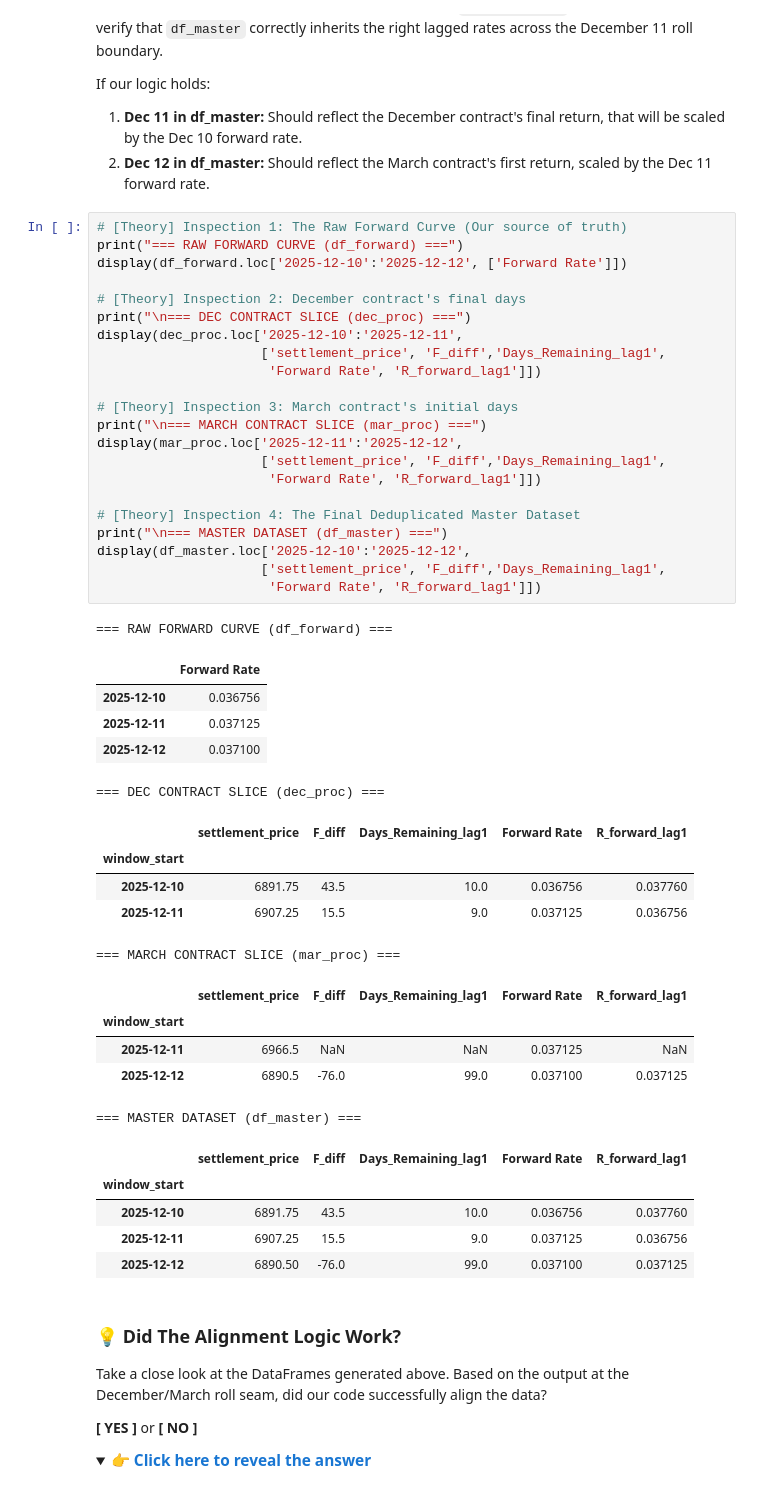
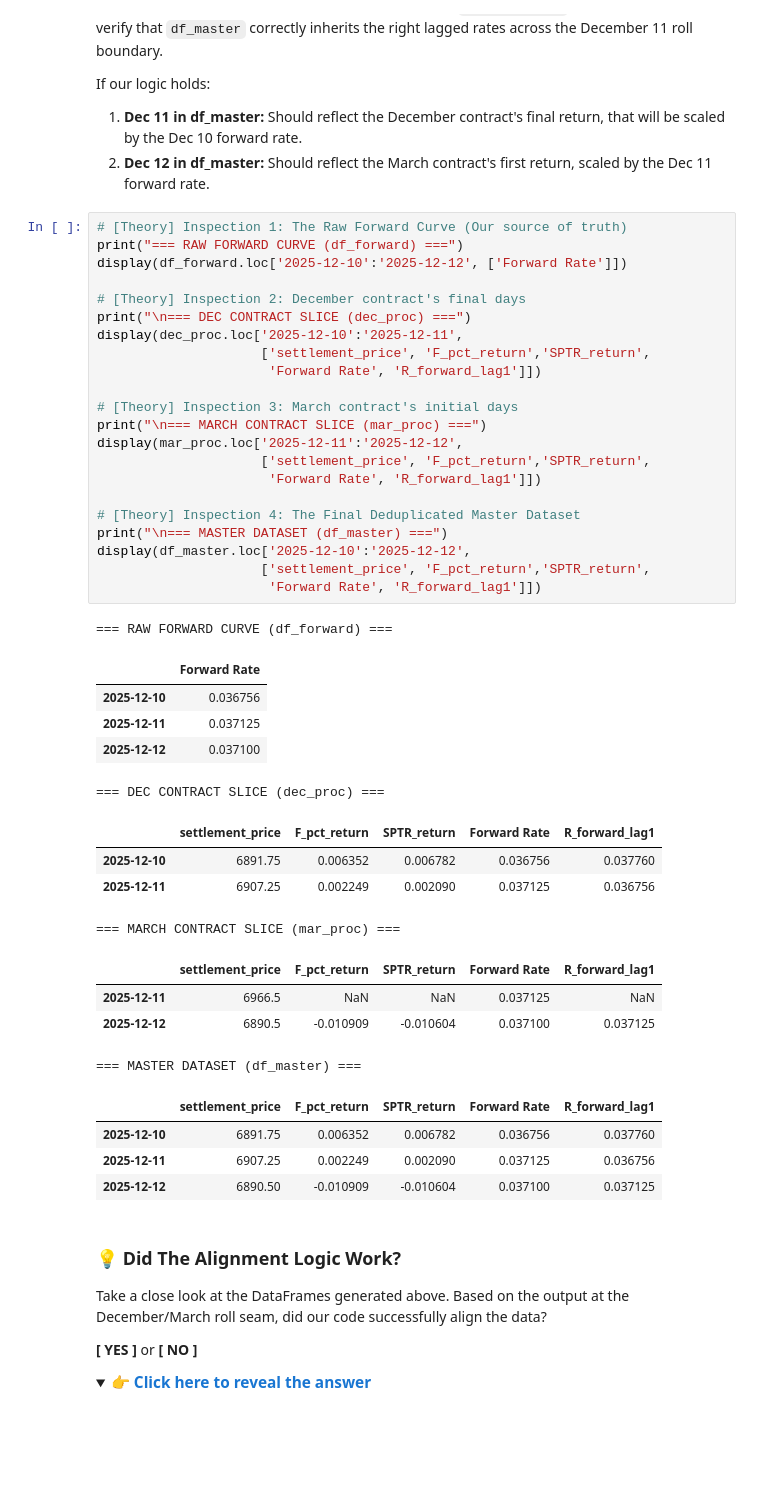
Before and after one commit to PatrickJHess/Derivatives-Futures-Chapter-Three, a Jupyter notebook: colab/Colab_Synthetic_Portfolios.ipynb, the cells around one changed output. Saved outputs shown, nothing was run; the diff lists cells and outputs as text; folded sections open; blank space fills up the shorter version.

```diff
--- a/colab/Colab_Synthetic_Portfolios.ipynb
+++ b/colab/Colab_Synthetic_Portfolios.ipynb
@@ -691,47 +700,44 @@ If our logic holds:
 # %%
 # [Theory] Inspection 1: The Raw Forward Curve (Our source of truth)
 print("=== RAW FORWARD CURVE (df_forward) ===")
 display(df_forward.loc['2025-12-10':'2025-12-12', ['Forward Rate']])
 
 # [Theory] Inspection 2: December contract's final days
 print("\n=== DEC CONTRACT SLICE (dec_proc) ===")
 display(dec_proc.loc['2025-12-10':'2025-12-11',
-                     ['settlement_price', 'F_diff','Days_Remaining_lag1',
+                     ['settlement_price', 'F_pct_return','SPTR_return',
                       'Forward Rate', 'R_forward_lag1']])
 
 # [Theory] Inspection 3: March contract's initial days
 print("\n=== MARCH CONTRACT SLICE (mar_proc) ===")
 display(mar_proc.loc['2025-12-11':'2025-12-12',
-                     ['settlement_price', 'F_diff','Days_Remaining_lag1',
+                     ['settlement_price', 'F_pct_return','SPTR_return',
                       'Forward Rate', 'R_forward_lag1']])
 
 # [Theory] Inspection 4: The Final Deduplicated Master Dataset
 print("\n=== MASTER DATASET (df_master) ===")
 display(df_master.loc['2025-12-10':'2025-12-12',
-                     ['settlement_price', 'F_diff','Days_Remaining_lag1',
+                     ['settlement_price', 'F_pct_return','SPTR_return',
                       'Forward Rate', 'R_forward_lag1']])
 # %% [output]
 === RAW FORWARD CURVE (df_forward) ===
 |  | Forward Rate |
 | 2025-12-10 | 0.036756 |
 | 2025-12-11 | 0.037125 |
 | 2025-12-12 | 0.037100 |
 === DEC CONTRACT SLICE (dec_proc) ===
-|  | settlement_price | F_diff | Days_Remaining_lag1 | Forward Rate | R_forward_lag1 |
-| window_start |  |  |  |  |  |
-| 2025-12-10 | 6891.75 | 43.5 | 10.0 | 0.036756 | 0.037760 |
-| 2025-12-11 | 6907.25 | 15.5 | 9.0 | 0.037125 | 0.036756 |
+|  | settlement_price | F_pct_return | SPTR_return | Forward Rate | R_forward_lag1 |
+| 2025-12-10 | 6891.75 | 0.006352 | 0.006782 | 0.036756 | 0.037760 |
+| 2025-12-11 | 6907.25 | 0.002249 | 0.002090 | 0.037125 | 0.036756 |
 === MARCH CONTRACT SLICE (mar_proc) ===
-|  | settlement_price | F_diff | Days_Remaining_lag1 | Forward Rate | R_forward_lag1 |
-| window_start |  |  |  |  |  |
+|  | settlement_price | F_pct_return | SPTR_return | Forward Rate | R_forward_lag1 |
 | 2025-12-11 | 6966.5 | NaN | NaN | 0.037125 | NaN |
-| 2025-12-12 | 6890.5 | -76.0 | 99.0 | 0.037100 | 0.037125 |
+| 2025-12-12 | 6890.5 | -0.010909 | -0.010604 | 0.037100 | 0.037125 |
 === MASTER DATASET (df_master) ===
-|  | settlement_price | F_diff | Days_Remaining_lag1 | Forward Rate | R_forward_lag1 |
-| window_start |  |  |  |  |  |
-| 2025-12-10 | 6891.75 | 43.5 | 10.0 | 0.036756 | 0.037760 |
-| 2025-12-11 | 6907.25 | 15.5 | 9.0 | 0.037125 | 0.036756 |
-| 2025-12-12 | 6890.50 | -76.0 | 99.0 | 0.037100 | 0.037125 |
+|  | settlement_price | F_pct_return | SPTR_return | Forward Rate | R_forward_lag1 |
+| 2025-12-10 | 6891.75 | 0.006352 | 0.006782 | 0.036756 | 0.037760 |
+| 2025-12-11 | 6907.25 | 0.002249 | 0.002090 | 0.037125 | 0.036756 |
+| 2025-12-12 | 6890.50 | -0.010909 | -0.010604 | 0.037100 | 0.037125 |
 # %% [markdown]
 ### 💡 Did The Alignment Logic Work?
 
```
Also changed, not shown: parts of 21 cells of this notebook, 2 other files.
